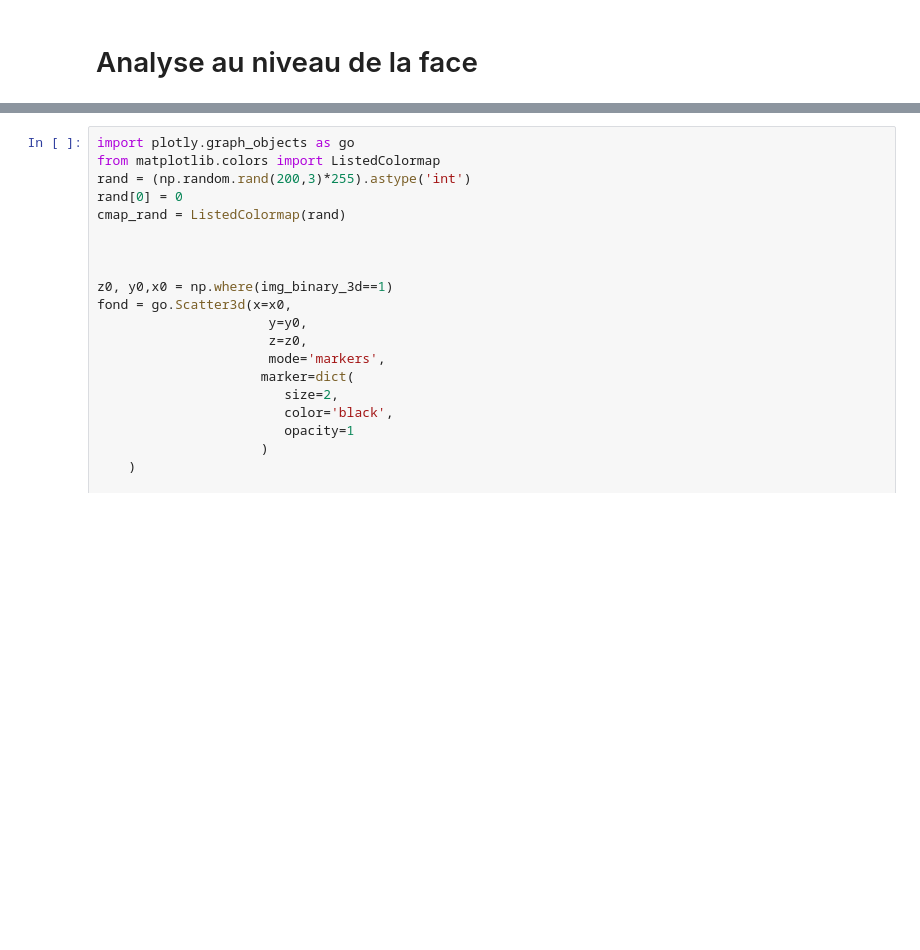
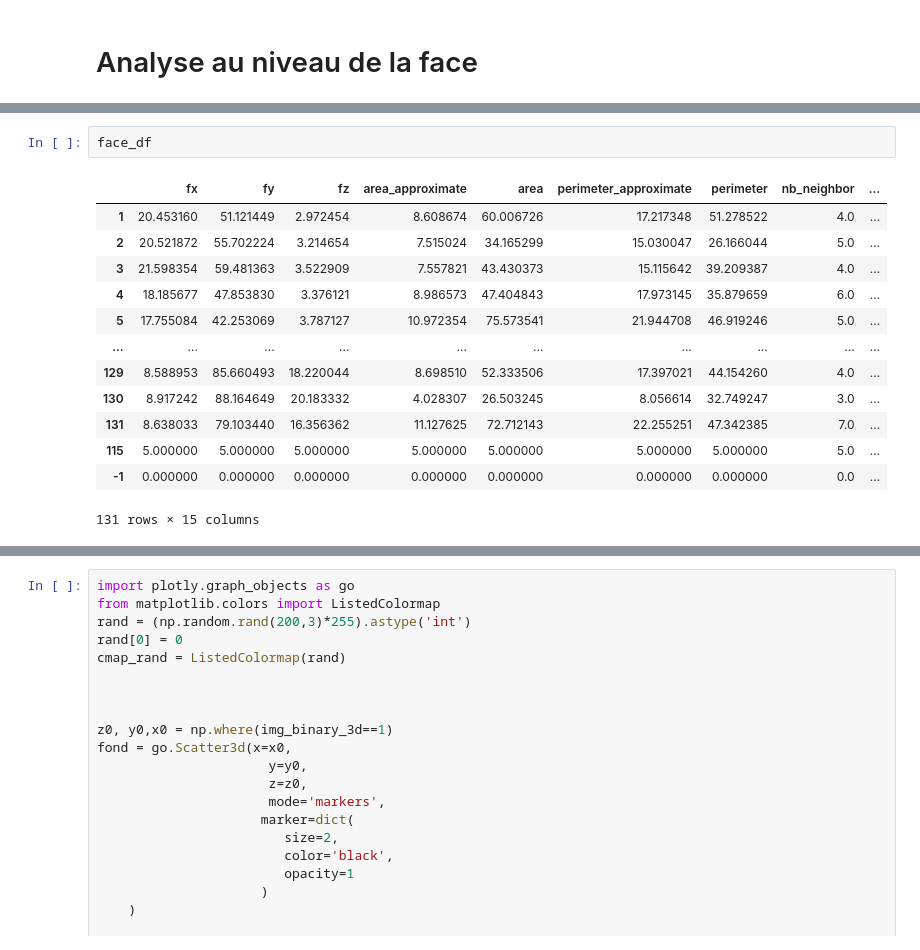
Before and after one commit to suzannelab/Dissect, a Jupyter notebook: notebook/2.5D-Segmentation+Analyse-Copy1.ipynb, the cells around one changed output, grey strips where cells are left out. Cells and saved outputs as stored; diff of their text form; blank space fills up the shorter version.

```diff
--- a/notebook/2.5D-Segmentation+Analyse-Copy1.ipynb
+++ b/notebook/2.5D-Segmentation+Analyse-Copy1.ipynb
@@ -501,3 +531,19 @@ face_intensity(img_myosin, face_df, edge_df, vert_df, thicken, pixel_size)
+# %%
+face_df
+# %% [output]
+|  | fx | fy | fz | area_approximate | area | perimeter_approximate | perimeter | nb_neighbor | ... |
+| 1 | 20.453160 | 51.121449 | 2.972454 | 8.608674 | 60.006726 | 17.217348 | 51.278522 | 4.0 | ... |
+| 2 | 20.521872 | 55.702224 | 3.214654 | 7.515024 | 34.165299 | 15.030047 | 26.166044 | 5.0 | ... |
+| 3 | 21.598354 | 59.481363 | 3.522909 | 7.557821 | 43.430373 | 15.115642 | 39.209387 | 4.0 | ... |
+| 4 | 18.185677 | 47.853830 | 3.376121 | 8.986573 | 47.404843 | 17.973145 | 35.879659 | 6.0 | ... |
+| 5 | 17.755084 | 42.253069 | 3.787127 | 10.972354 | 75.573541 | 21.944708 | 46.919246 | 5.0 | ... |
+| ... | ... | ... | ... | ... | ... | ... | ... | ... | ... |
+| 129 | 8.588953 | 85.660493 | 18.220044 | 8.698510 | 52.333506 | 17.397021 | 44.154260 | 4.0 | ... |
+| 130 | 8.917242 | 88.164649 | 20.183332 | 4.028307 | 26.503245 | 8.056614 | 32.749247 | 3.0 | ... |
+| 131 | 8.638033 | 79.103440 | 16.356362 | 11.127625 | 72.712143 | 22.255251 | 47.342385 | 7.0 | ... |
+| 115 | 5.000000 | 5.000000 | 5.000000 | 5.000000 | 5.000000 | 5.000000 | 5.000000 | 5.0 | ... |
+| -1 | 0.000000 | 0.000000 | 0.000000 | 0.000000 | 0.000000 | 0.000000 | 0.000000 | 0.0 | ... |
+131 rows × 15 columns
 # %%
 # plot area
 
```
Also changed, not shown: parts of 27 cells of this notebook, 3 other files.
